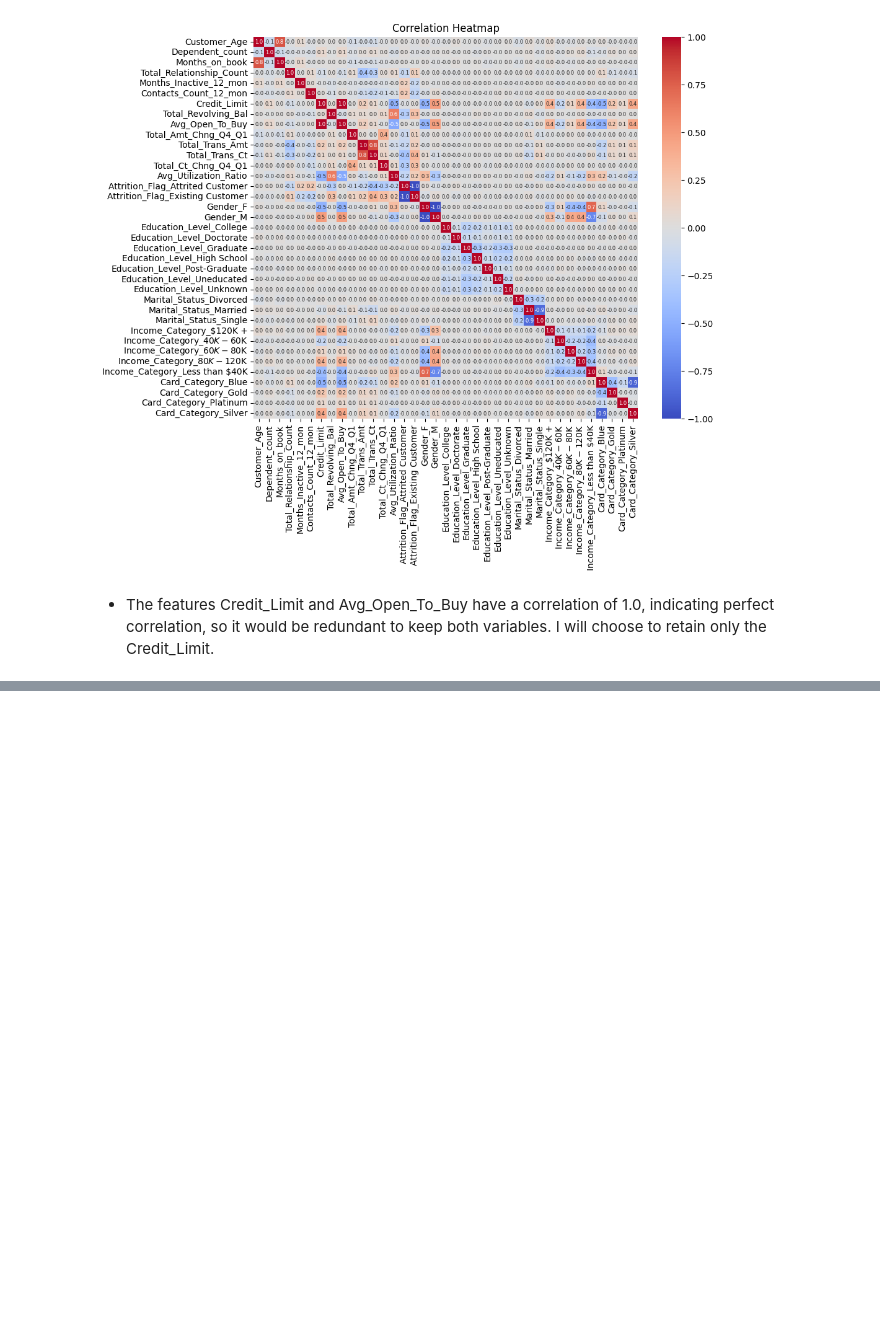
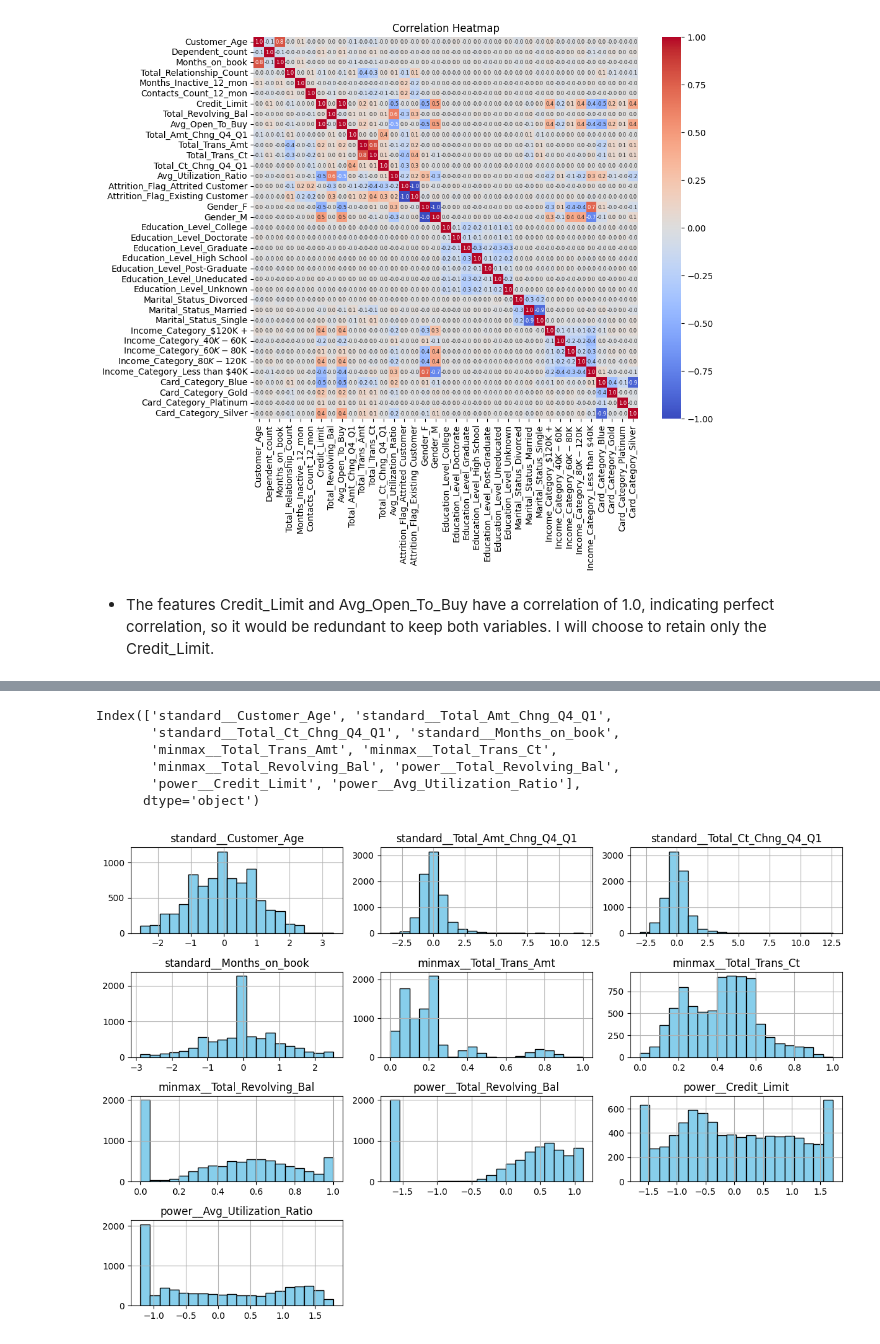
Before and after one commit to Anshv99/Credit_Card_Customer_Analysis, a Jupyter notebook: Main.ipynb, the cells around one changed output, grey strips where cells are left out. Drawn from its saved outputs; the diff is of its cells as text; code cells hidden in the pictures; blank space fills up the shorter version.

```diff
--- a/Main.ipynb
+++ b/Main.ipynb
@@ -207,0 +247,19 @@ df = df.drop(columns=['Avg_Open_To_Buy'])
+# %%
+from sklearn.preprocessing import (
+    OneHotEncoder,
+    StandardScaler,
+    MinMaxScaler,
+    PowerTransformer,
+)
+from sklearn.compose import ColumnTransformer
+
+preprocessing = ColumnTransformer(
+    [
+        ("one-hot", OneHotEncoder(), one_hot_cols),
+        ("standard", StandardScaler(), standard_cols),
+        ("minmax", MinMaxScaler(), minmax_cols),
+        ("power", PowerTransformer(), power_cols),
+    ]
+)
+
+preprocessing.fit_transform(df)
@@ -207,0 +280,7 @@ df = df.drop(columns=['Avg_Open_To_Buy'])
+# %%
+df_scaled = pd.DataFrame(
+    preprocessing.fit_transform(df),
+    columns=preprocessing.get_feature_names_out()
+)
+
+df_scaled.head()
@@ -207,0 +295,20 @@ df = df.drop(columns=['Avg_Open_To_Buy'])
+# %%
+# Filtering only numeric columns for comparison.
+scaled_columns_not_one_hot = df_scaled.columns[~df_scaled.columns.str.startswith("one")]
+scaled_columns_not_one_hot
+# %% [output]
+Index(['standard__Customer_Age', 'standard__Total_Amt_Chng_Q4_Q1',
+       'standard__Total_Ct_Chng_Q4_Q1', 'standard__Months_on_book',
+       'minmax__Total_Trans_Amt', 'minmax__Total_Trans_Ct',
+       'minmax__Total_Revolving_Bal', 'power__Total_Revolving_Bal',
+       'power__Credit_Limit', 'power__Avg_Utilization_Ratio'],
+      dtype='object')
+# %%
+# Selecting features
+data_to_plot = df_scaled[scaled_columns_not_one_hot]
+
+data_to_plot.hist(figsize=(12, 8), bins=20, color='skyblue', edgecolor='black')
+plt.tight_layout()
+plt.show()
+# %% [output]
+[figure, added]
```
Also changed, not shown: parts of 28 cells of this notebook.
